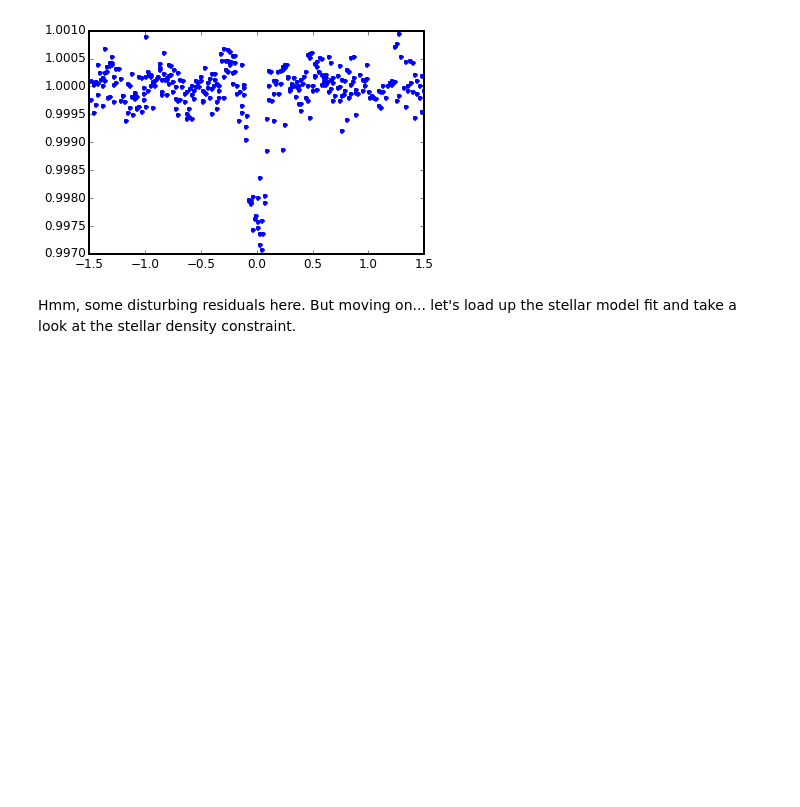
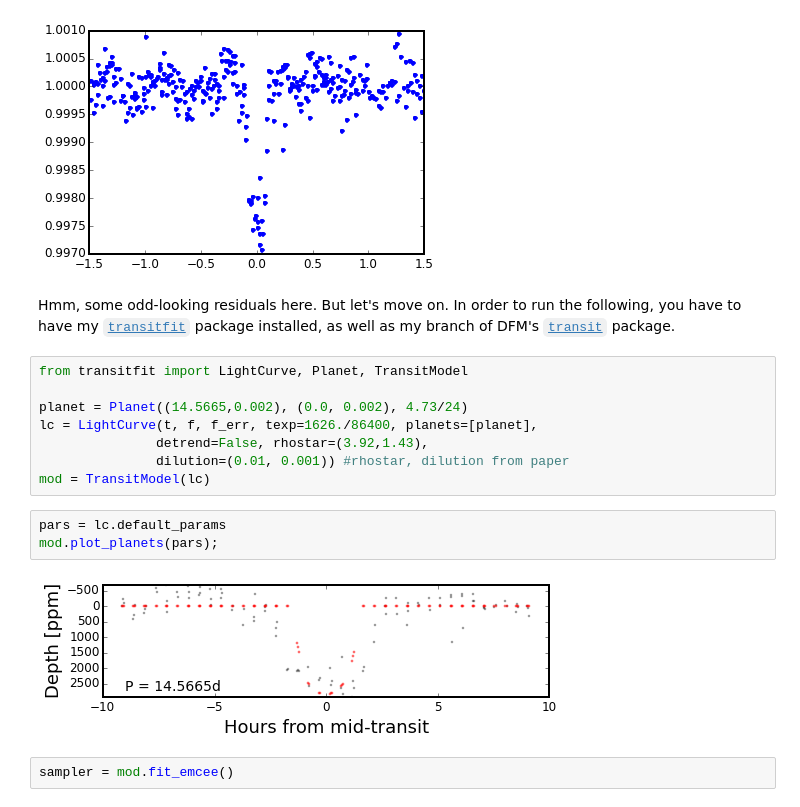
Before and after one commit to timothydmorton/transit-fitting, a Jupyter notebook: notebooks/k2_testing.ipynb, the cells around one changed output. Saved outputs shown, nothing was run; the diff lists cells and outputs as text; blank space fills up the shorter version.

```diff
--- a/notebooks/k2_testing.ipynb
+++ b/notebooks/k2_testing.ipynb
@@ -12,5 +12,20 @@ t=t[m]; f=f[m]; f_err=f_err[m]
 plt.plot(t, f, '.');
 # %% [output]
 [figure]
-# %% [markdown]
-Hmm, some disturbing residuals here.  But moving on... let's load up the stellar model fit and take a look at the stellar density constraint.
+# %% [markdown]
+Hmm, some odd-looking residuals here.  But let's move on.  In order to run the following, you have to have my [`transitfit`](http://github.com/timothydmorton/transit-fitting) package installed, as well as my branch of DFM's [`transit`](http://github.com/timothydmorton/transit) package.
+# %%
+from transitfit import LightCurve, Planet, TransitModel
+
+planet = Planet((14.5665,0.002), (0.0, 0.002), 4.73/24)
+lc = LightCurve(t, f, f_err, texp=1626./86400, planets=[planet],
+               detrend=False, rhostar=(3.92,1.43),
+               dilution=(0.01, 0.001)) #rhostar, dilution from paper
+mod = TransitModel(lc)
+# %%
+pars = lc.default_params
+mod.plot_planets(pars);
+# %% [output]
+[figure, added]
+# %%
+sampler = mod.fit_emcee()
```
Also changed, not shown: parts of 11 cells of this notebook, 3 other files.
